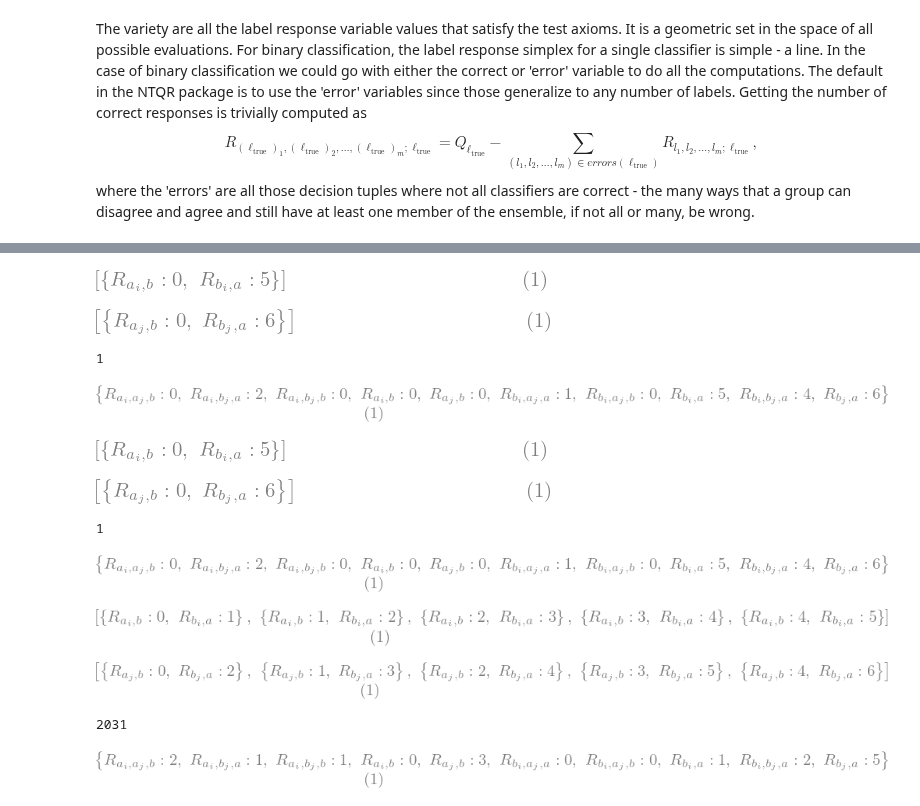
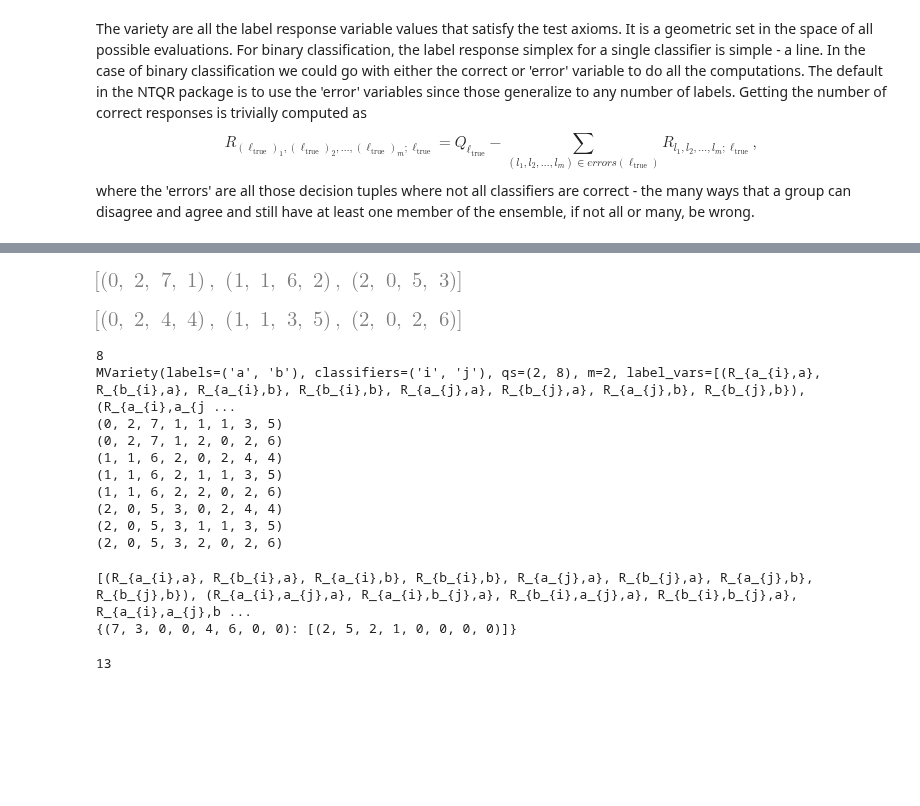
Before and after one commit to andrescorrada/IntroductionToAlgebraicEvaluation, a Jupyter notebook: python/docs/source/notebooks/AlgebraAndGeometryOfNTQR.ipynb, the cells around one changed output, grey strips where cells are left out. Saved outputs shown, nothing was run; the diff lists cells and outputs as text; code cells hidden in the pictures; blank space fills up the shorter version.

```diff
--- a/python/docs/source/notebooks/AlgebraAndGeometryOfNTQR.ipynb
+++ b/python/docs/source/notebooks/AlgebraAndGeometryOfNTQR.ipynb
@@ -213,45 +213,42 @@ Matrix([[[var for var in point.keys()] for point in mVarieties.variety(any_subse
 # %%
 # Another point in the answer-key Q-simplex yields different evaluations
 # for the same test results.
 qa = random.randint(1,Q)
 qb = Q - qa
 mVarieties =ntqr.evaluations.MAxiomsVarieties(labels,classifiers,synthetic_responses,(qa,qb),2)
-display(list(mVarieties.variety(('i',))))
-display(list(mVarieties.variety(('j',))))
-m2_points = list(mVarieties.variety(('i','j',)))
-print(len(m2_points))
-if len(m2_points) > 0:
-    display(random.choice(m2_points))
+display(list(mVarieties.mvariety(('i',)).points))
+display(list(mVarieties.mvariety(('j',)).points))
+m2_variety = mVarieties.mvariety(('i','j',))
+print(len(m2_variety.points))
+print(m2_variety)
+for m2_point in m2_variety.points.keys():
+    print(m2_point)
 # %% [output]
-[figure, old version]
+[figure, new version]
-[figure, old version]
+[figure, new version]
-1
+8
+MVariety(labels=('a', 'b'), classifiers=('i', 'j'), qs=(2, 8), m=2, label_vars=[(R_{a_{i},a}, R_{b_{i},a}, R_{a_{i},b}, R_{b_{i},b}, R_{a_{j},a}, R_{b_{j},a}, R_{a_{j},b}, R_{b_{j},b}), (R_{a_{i},a_{j ...
+(0, 2, 7, 1, 1, 1, 3, 5)
+(0, 2, 7, 1, 2, 0, 2, 6)
+(1, 1, 6, 2, 0, 2, 4, 4)
+(1, 1, 6, 2, 1, 1, 3, 5)
+(1, 1, 6, 2, 2, 0, 2, 6)
+(2, 0, 5, 3, 0, 2, 4, 4)
+(2, 0, 5, 3, 1, 1, 3, 5)
+(2, 0, 5, 3, 2, 0, 2, 6)
-[figure, removed]
 # %%
 # In binary classification, there is only one point at the ends
 mVarieties =ntqr.evaluations.MAxiomsVarieties(labels,classifiers,synthetic_responses,(Q,0),2)
-display(list(mVarieties.variety(('i',))))
-display(list(mVarieties.variety(('j',))))
-m2_points = list(mVarieties.variety(('i','j',)))
-print(len(m2_points))
-if len(m2_points) > 0:
-    display(random.choice(m2_points))
+m2_variety = mVarieties.mvariety(('i','j',))
+print(m2_variety.label_vars)
+print(m2_variety.points)
 # %% [output]
-[figure, removed]
-[figure, removed]
-1
+[(R_{a_{i},a}, R_{b_{i},a}, R_{a_{i},b}, R_{b_{i},b}, R_{a_{j},a}, R_{b_{j},a}, R_{a_{j},b}, R_{b_{j},b}), (R_{a_{i},a_{j},a}, R_{a_{i},b_{j},a}, R_{b_{i},a_{j},a}, R_{b_{i},b_{j},a}, R_{a_{i},a_{j},b ...
+{(7, 3, 0, 0, 4, 6, 0, 0): [(2, 5, 2, 1, 0, 0, 0, 0)]}
-[figure, removed]
 # %%
-# Solutions grow.
+# Solutions grow as you move toward Q/2.
 mVarieties =ntqr.evaluations.MAxiomsVarieties(labels,classifiers,synthetic_responses,(Q-4,4),2)
-display(list(mVarieties.variety(('i',))))
-display(list(mVarieties.variety(('j',))))
-m2_points = list(mVarieties.variety(('i','j',)))
-print(len(m2_points))
-if len(m2_points) > 0:
-    display(random.choice(m2_points))
+m2_variety = mVarieties.mvariety(('i','j',))
+print(len([key for key in m2_variety.points.keys()]))
 # %% [output]
-[figure, removed]
-[figure, removed]
-2031
+13
-[figure, removed]
```
Also changed, not shown: parts of 10 cells of this notebook, 2 other files.
